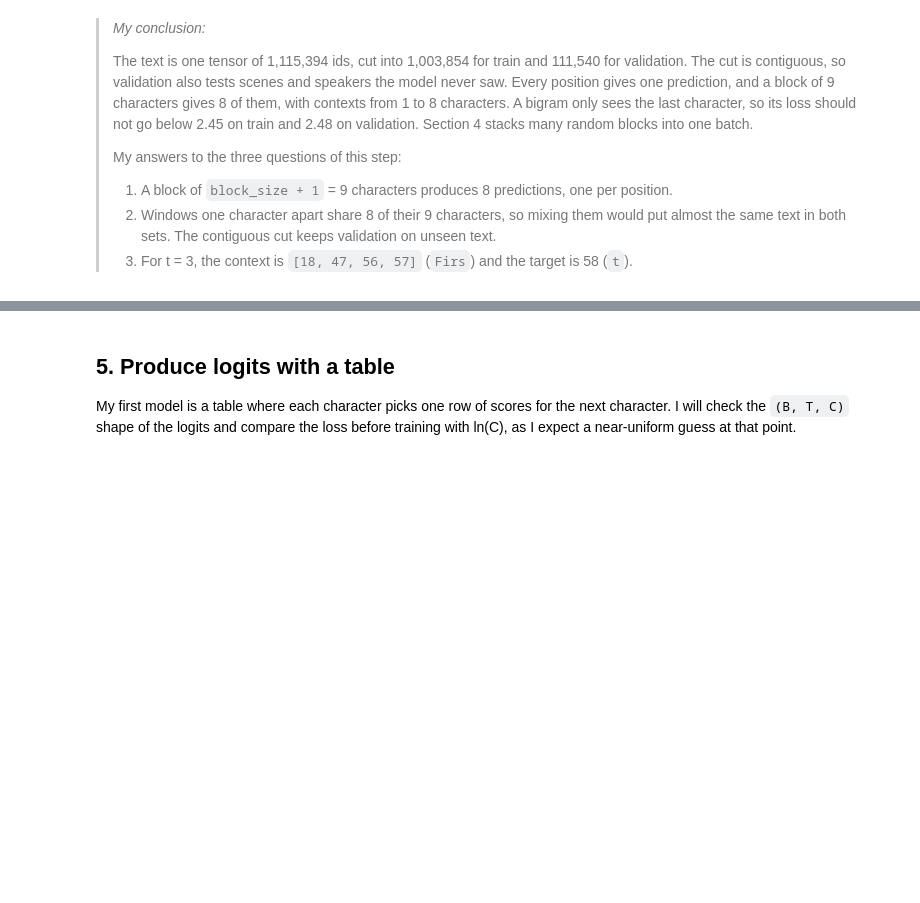
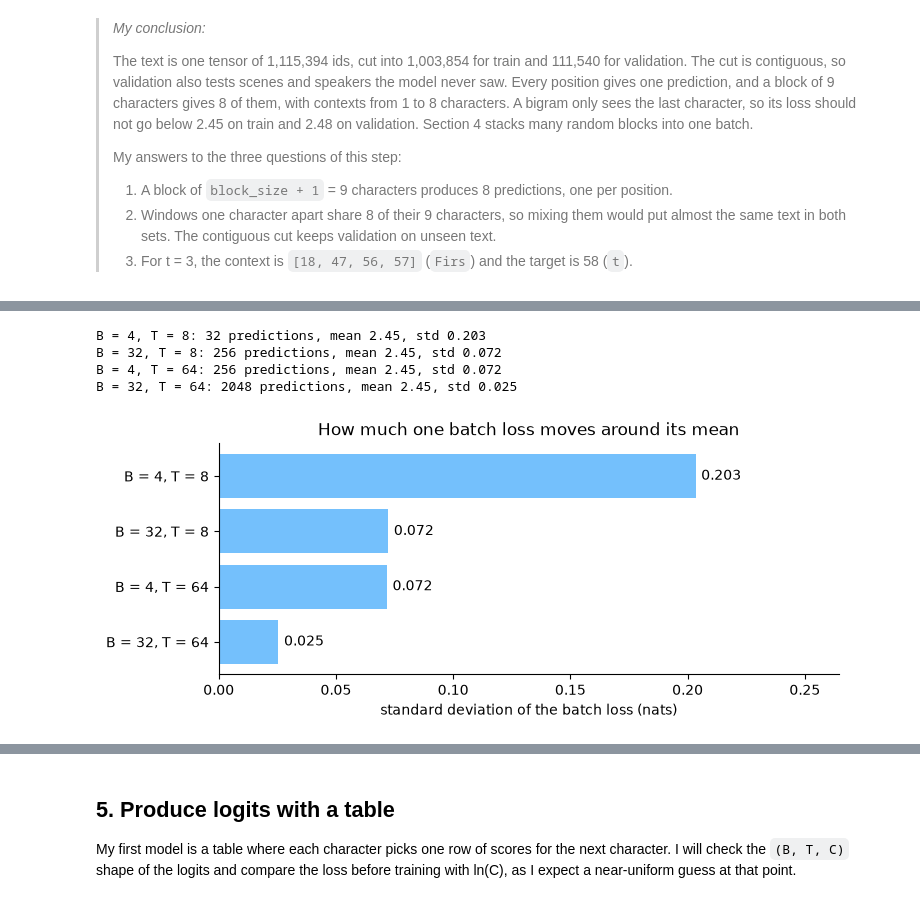
Before and after one commit to mcrayssac/ING3_IAA_GB_NLP, a Jupyter notebook: TP1_transformers.ipynb, the cells around one changed output, grey strips where cells are left out. Cells and saved outputs as stored; diff of their text form; code cells hidden in the pictures; blank space fills up the shorter version.

```diff
--- a/TP1_transformers.ipynb
+++ b/TP1_transformers.ipynb
@@ -730,0 +815,30 @@ I will stack B independent sequences of length T into one batch, so the model co
+# %%
+# What would B = 32 or T = 64 change? Spread of the section 3 table's loss over 2,000 batches.
+position_loss = -torch.log(train_probs[train_data[:-1], train_data[1:]])  # predict i + 1 from i
+SHAPES = [(4, 8), (32, 8), (4, 64), (32, 64)]
+
+spreads = {}
+for B, T in SHAPES:
+    starts = torch.randint(len(train_data) - T, (2000, B))  # the same rule as get_batch
+    windows = starts[:, :, None] + torch.arange(T)
+    batch_losses = position_loss[windows].mean(dim=(1, 2))
+    spreads[(B, T)] = batch_losses.std().item()
+    print(f'B = {B}, T = {T}: {B * T} predictions, mean {batch_losses.mean():.2f}, '
+          f'std {spreads[(B, T)]:.3f}')
+
+labels = [f'B = {B}, T = {T}' for B, T in SHAPES][::-1]
+values = [spreads[shape] for shape in SHAPES][::-1]
+fig, ax = plt.subplots(figsize=(8, 3))
+bars = ax.barh(labels, values, color='#74c0fc')
+ax.bar_label(bars, labels=[f'{value:.3f}' for value in values], padding=4)
+ax.set_xlim(0, max(values) * 1.3)
+ax.set_xlabel('standard deviation of the batch loss (nats)')
+ax.set_title('How much one batch loss moves around its mean')
+ax.spines[['top', 'right']].set_visible(False)
+plt.show()
+# %% [output]
+B = 4, T = 8: 32 predictions, mean 2.45, std 0.203
+B = 32, T = 8: 256 predictions, mean 2.45, std 0.072
+B = 4, T = 64: 256 predictions, mean 2.45, std 0.072
+B = 32, T = 64: 2048 predictions, mean 2.45, std 0.025
+[figure, added]
```
Also changed, not shown: parts of 13 cells of this notebook, 4 other files.
